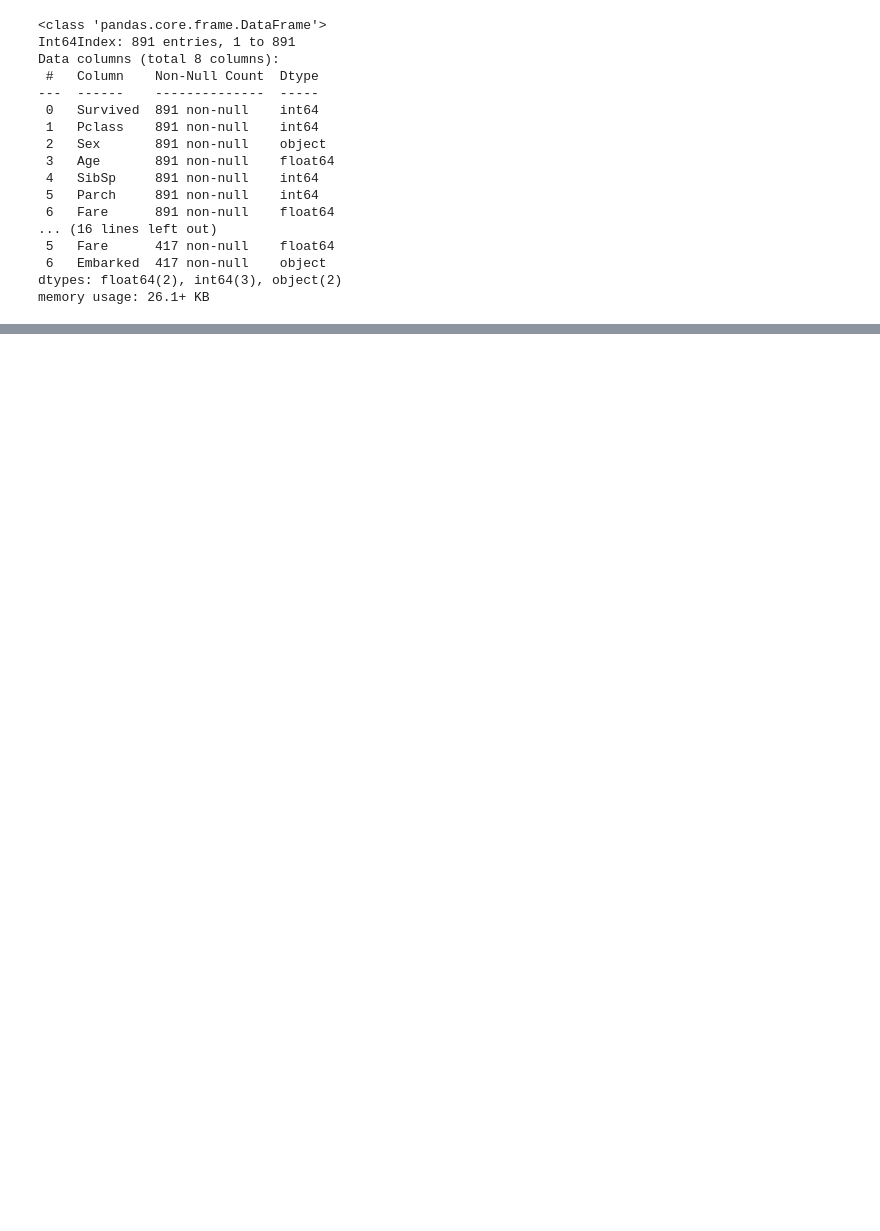
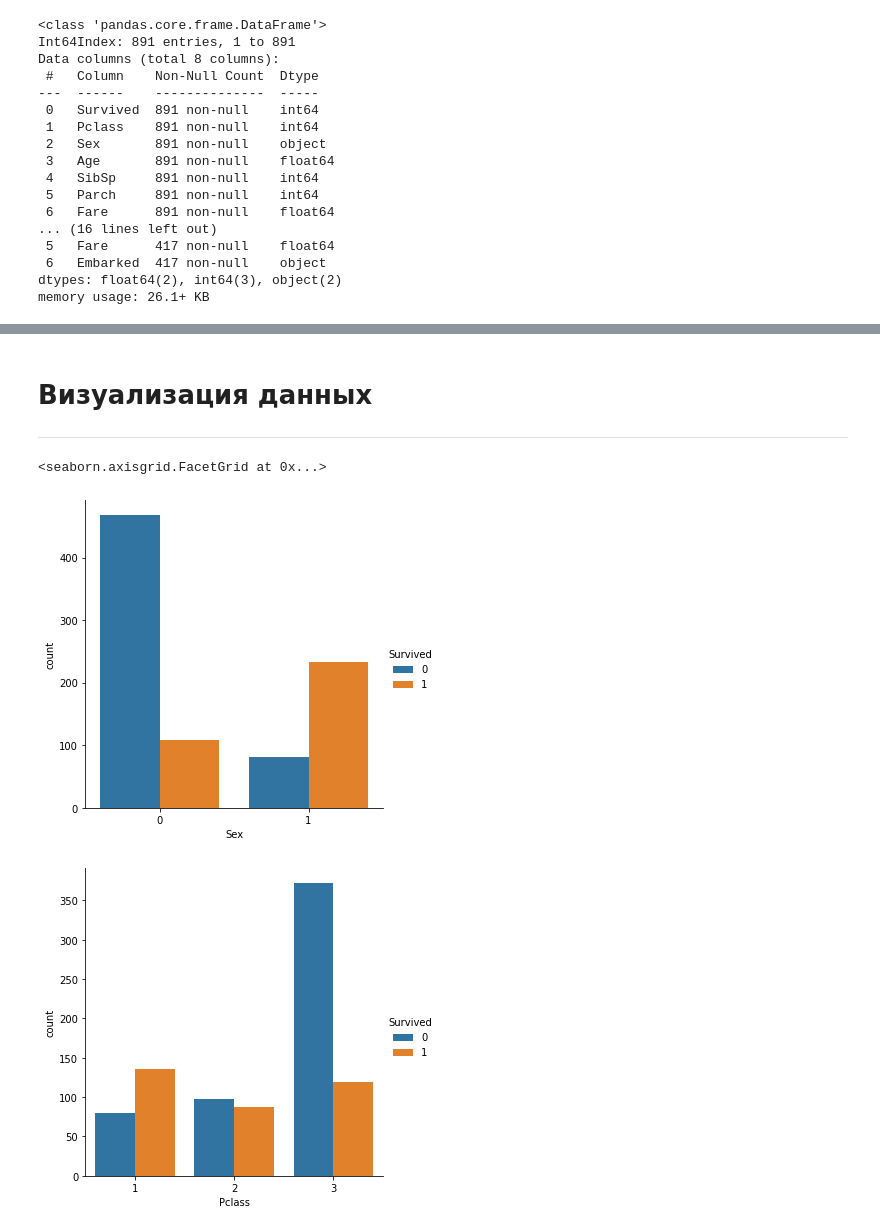
Before and after one commit to warshtayner/Kaggle_Titanic, a Jupyter notebook: my_training.ipynb, the cells around one changed output, grey strips where cells are left out. Saved outputs shown, nothing was run; the diff lists cells and outputs as text; code cells hidden in the pictures; blank space fills up the shorter version.

Commit message:
training_v_1.0.1

```diff
--- a/my_training.ipynb
+++ b/my_training.ipynb
@@ -148,0 +161,3 @@ memory usage: 26.1+ KB
+# %%
+train_full['Sex'].replace({'male': 0, 'female': 1}, inplace=True)
+test_full['Sex'].replace({'male': 0, 'female': 1}, inplace=True)
@@ -148,0 +177,3 @@ memory usage: 26.1+ KB
+# %%
+train_full['Embarked'].replace({'S': 1, 'C': 2, 'Q': 3}, inplace=True)
+test_full['Embarked'].replace({'S': 1, 'C': 2, 'Q': 3}, inplace=True)
@@ -148,0 +202,10 @@ memory usage: 26.1+ KB
+# %% [markdown]
+# Визуализация данных
+__________________________
+# %%
+sb.catplot(x='Sex', data=train_full, hue='Survived', kind='count')
+sb.catplot(x='Pclass', data=train_full, hue='Survived', kind='count')
+# %% [output]
+<seaborn.axisgrid.FacetGrid at 0x...>
+[figure, added]
+[figure, added]
```
Also changed, not shown: parts of 13 cells of this notebook.
